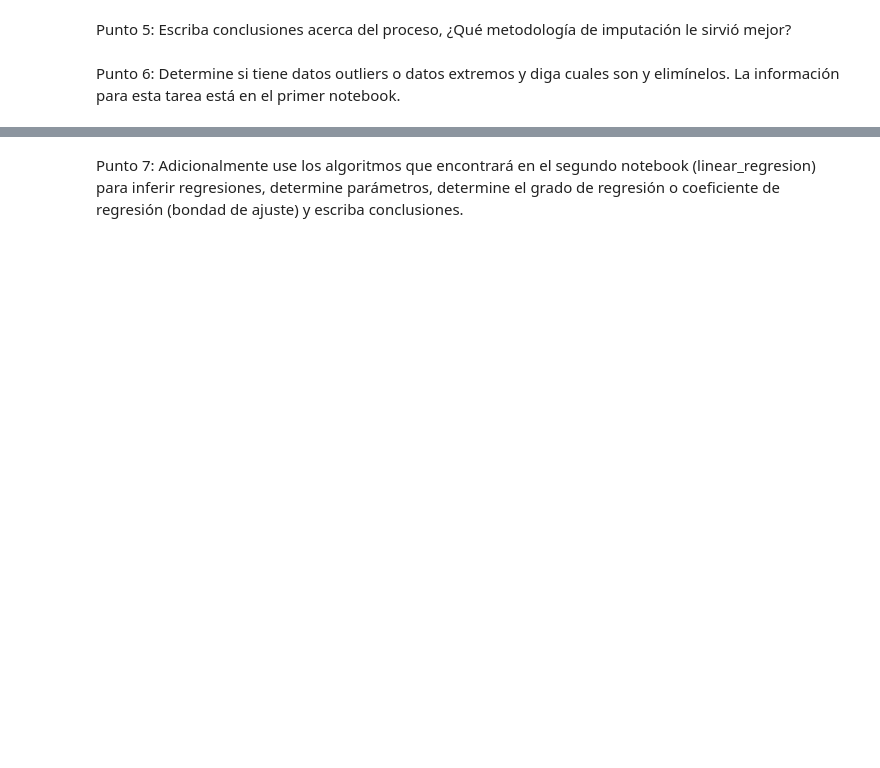
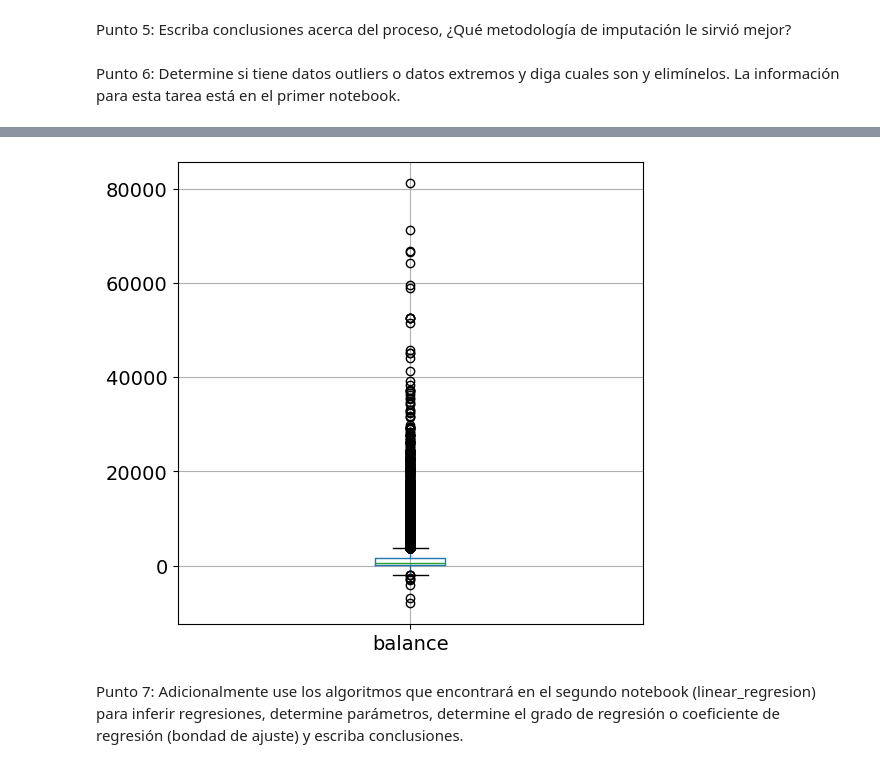
Before and after one commit to TheMaorba/DataMining, a Jupyter notebook: Tarea2/Tarea2.ipynb, the cells around one changed output, grey strips where cells are left out. Cells and saved outputs as stored; diff of their text form; code cells hidden in the pictures; blank space fills up the shorter version.

```diff
--- a/Tarea2/Tarea2.ipynb
+++ b/Tarea2/Tarea2.ipynb
@@ -101,2 +207,6 @@ Graficos.ver_outliers (df_KNN)
+# %%
+Graficos.ver_outliers_columna(df_KNN, "balance")
+# %% [output]
+[figure, added]
 # %% [markdown]
 Punto 7: Adicionalmente use los algoritmos que encontrará en el segundo notebook (linear_regresion) para inferir regresiones, determine parámetros, determine el grado de regresión o coeficiente de regresión (bondad de ajuste) y escriba conclusiones.
```
Also changed, not shown: parts of 17 cells of this notebook, 4 other files.
